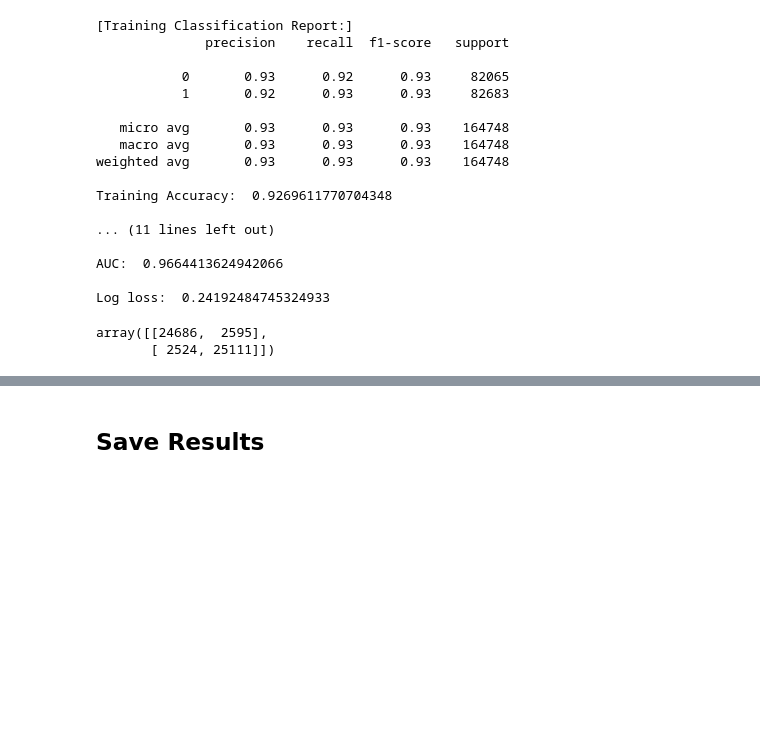
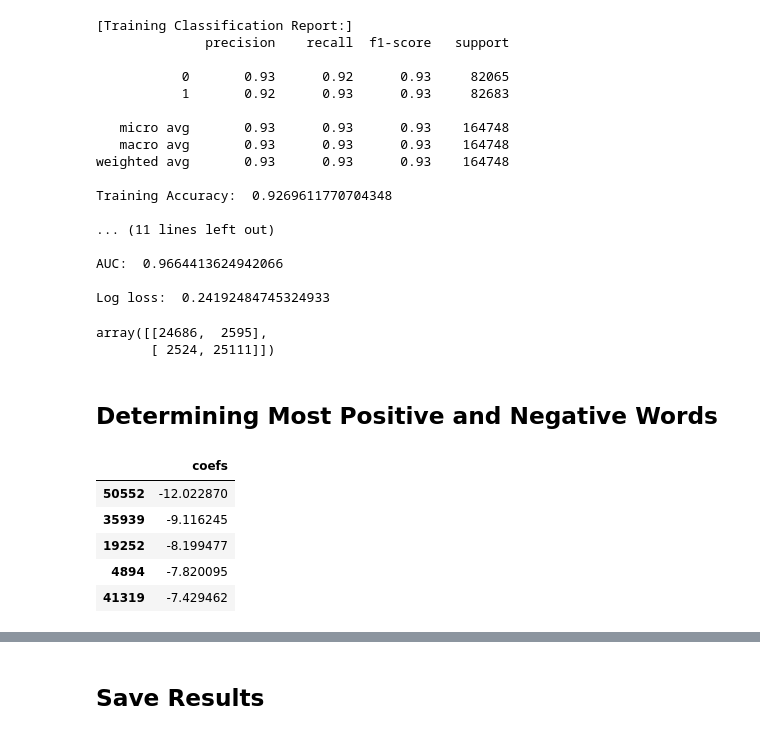
Before and after one commit to skoconnor1/Capstone-2, a Jupyter notebook: MachineLearning/05_LogReg-TfidfVectorizer-ngrams=(1,2).ipynb, the cells around one changed output, grey strips where cells are left out. Saved outputs shown, nothing was run; the diff lists cells and outputs as text; code cells hidden in the pictures; blank space fills up the shorter version.

```diff
--- a/MachineLearning/05_LogReg-TfidfVectorizer-ngrams=(1,2).ipynb
+++ b/MachineLearning/05_LogReg-TfidfVectorizer-ngrams=(1,2).ipynb
@@ -242,3 +242,20 @@ confusion_matrix(ytest, ypred)
 # %% [output]
 array([[24686,  2595],
        [ 2524, 25111]])
+# %% [markdown]
+## Determining Most Positive and Negative Words
+# %%
+#get the coefficients for each feauture and transpose
+coefs = fitted.best_estimator_.coef_.T
+posnegDF = pd.DataFrame(coefs, columns = ['coefs'])
+
+#sort by coefficients
+posnegDF = posnegDF.sort_values('coefs')
+posnegDF.head()
+# %% [output]
+|  | coefs |
+| 50552 | -12.022870 |
+| 35939 | -9.116245 |
+| 19252 | -8.199477 |
+| 4894 | -7.820095 |
+| 41319 | -7.429462 |
```
Also changed, not shown: parts of 5 cells of this notebook.
